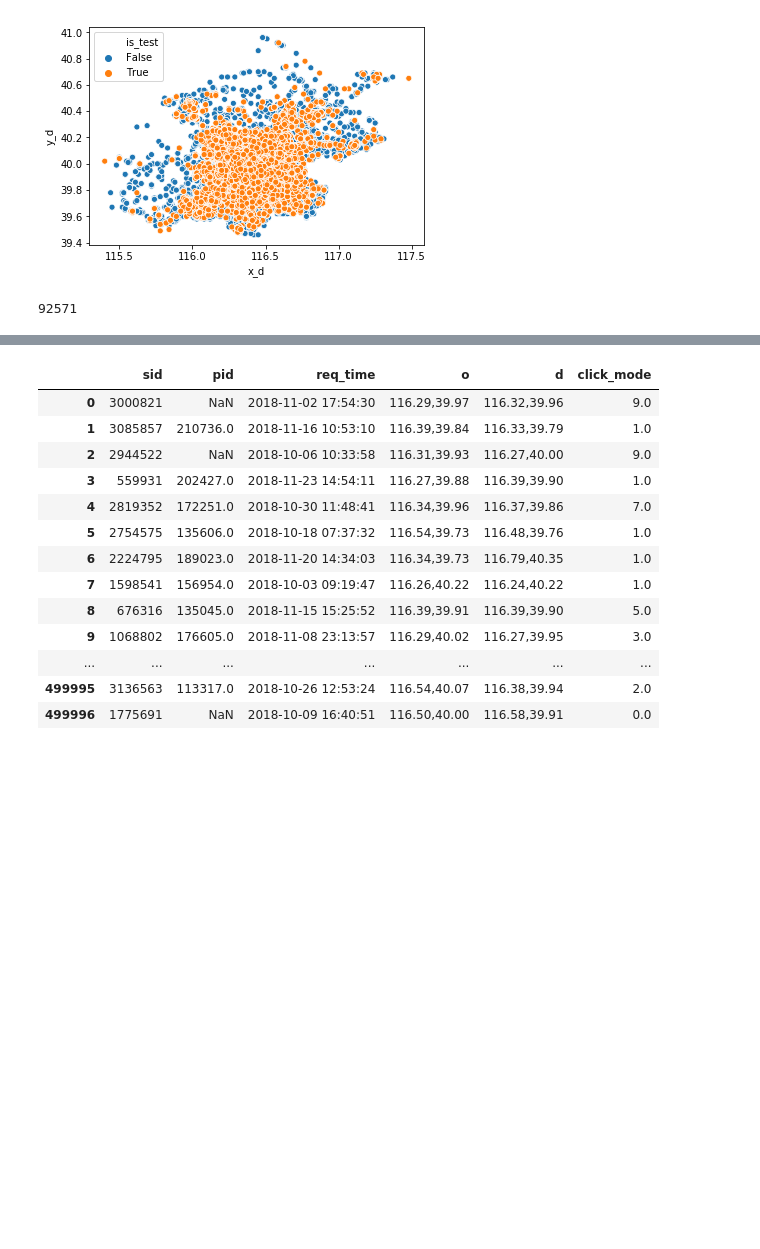
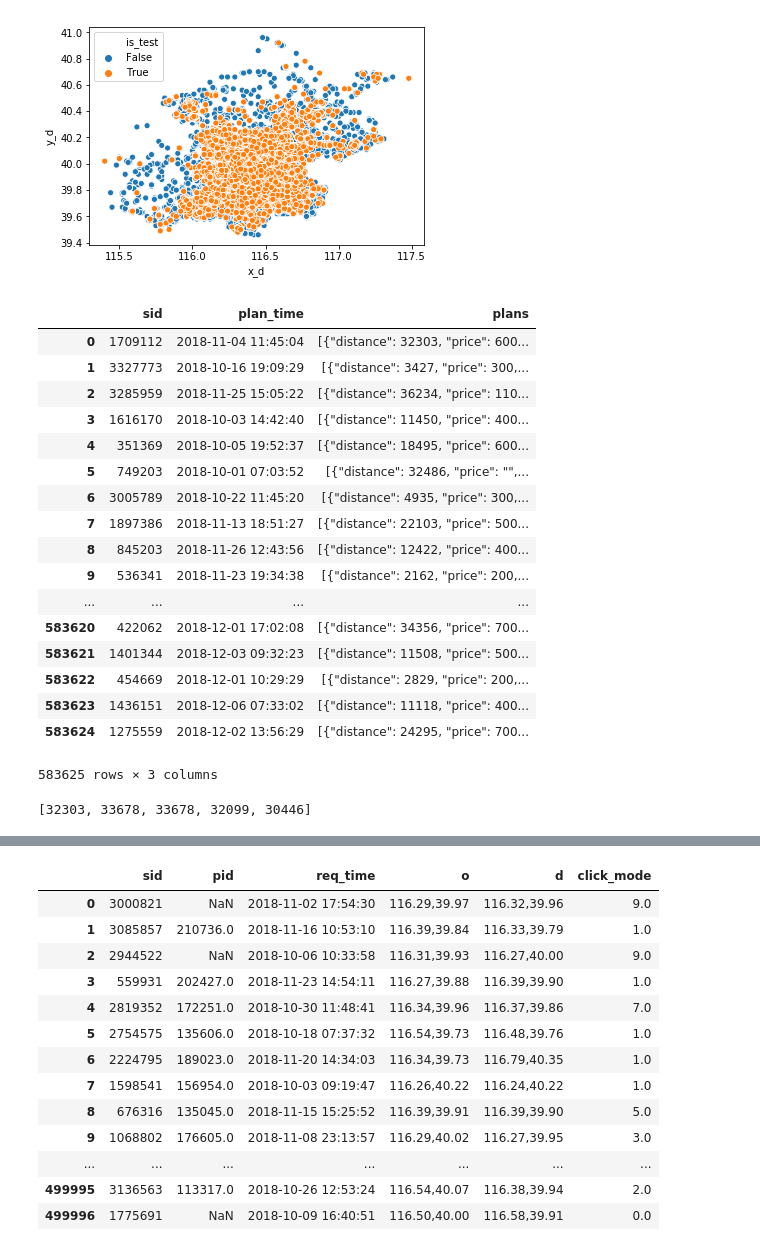
Before and after one commit to MitsuruFujiwara/KDD-Cup-2019, a Jupyter notebook: src/EDA.ipynb, the cells around one changed output, grey strips where cells are left out. Saved outputs shown, nothing was run; the diff lists cells and outputs as text; code cells hidden in the pictures; blank space fills up the shorter version.

```diff
--- a/src/EDA.ipynb
+++ b/src/EDA.ipynb
@@ -85,3 +83,6 @@ queries = train_queries.append(test_queries)
+# %%
+queries = train_queries.append(test_queries)
+plans = train_plans.append(test_plans)
 # %%
 sns.scatterplot(x='x_o', y='y_o',hue='is_test' ,data=queries)
 # %% [output]
@@ -102,4 +95,0 @@ test_queries[['sid', 'recommend_mode']].to_csv('../output/submission_queries.csv
-# %%
-test_queries.sid.isin(test_plans.sid).sum()
-# %% [output]
-92571
@@ -107,0 +98,29 @@ train_plans['plans'] = train_plans.plans.apply(lambda x: json.loads(x))
+# %%
+plans
+# %% [output]
+|  | sid | plan_time | plans |
+| 0 | 1709112 | 2018-11-04 11:45:04 | [{"distance": 32303, "price": 600... |
+| 1 | 3327773 | 2018-10-16 19:09:29 | [{"distance": 3427, "price": 300,... |
+| 2 | 3285959 | 2018-11-25 15:05:22 | [{"distance": 36234, "price": 110... |
+| 3 | 1616170 | 2018-10-03 14:42:40 | [{"distance": 11450, "price": 400... |
+| 4 | 351369 | 2018-10-05 19:52:37 | [{"distance": 18495, "price": 600... |
+| 5 | 749203 | 2018-10-01 07:03:52 | [{"distance": 32486, "price": "",... |
+| 6 | 3005789 | 2018-10-22 11:45:20 | [{"distance": 4935, "price": 300,... |
+| 7 | 1897386 | 2018-11-13 18:51:27 | [{"distance": 22103, "price": 500... |
+| 8 | 845203 | 2018-11-26 12:43:56 | [{"distance": 12422, "price": 400... |
+| 9 | 536341 | 2018-11-23 19:34:38 | [{"distance": 2162, "price": 200,... |
+| ... | ... | ... | ... |
+| 583620 | 422062 | 2018-12-01 17:02:08 | [{"distance": 34356, "price": 700... |
+| 583621 | 1401344 | 2018-12-03 09:32:23 | [{"distance": 11508, "price": 500... |
+| 583622 | 454669 | 2018-12-01 10:29:29 | [{"distance": 2829, "price": 200,... |
+| 583623 | 1436151 | 2018-12-06 07:33:02 | [{"distance": 11118, "price": 400... |
+| 583624 | 1275559 | 2018-12-02 13:56:29 | [{"distance": 24295, "price": 700... |
+583625 rows × 3 columns
+# %%
+def loadJSON(val,key):
+    val = json.loads(val)
+    return [v[key] for v in val]
+
+loadJSON(plans.plans[0], 'distance')
+# %% [output]
+[32303, 33678, 33678, 32099, 30446]
```
Also changed, not shown: parts of 11 cells of this notebook, 2 other files.
